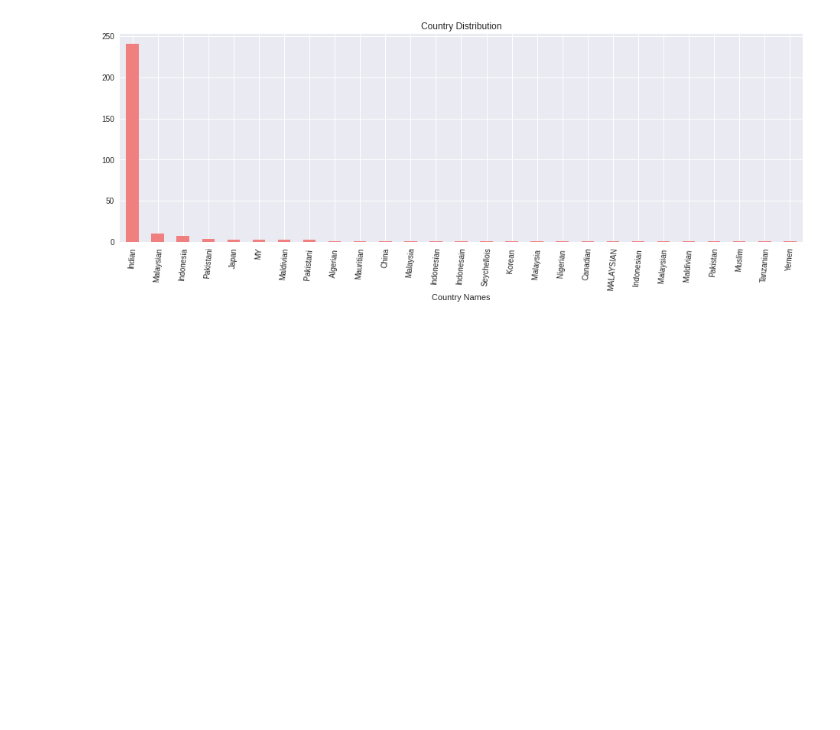
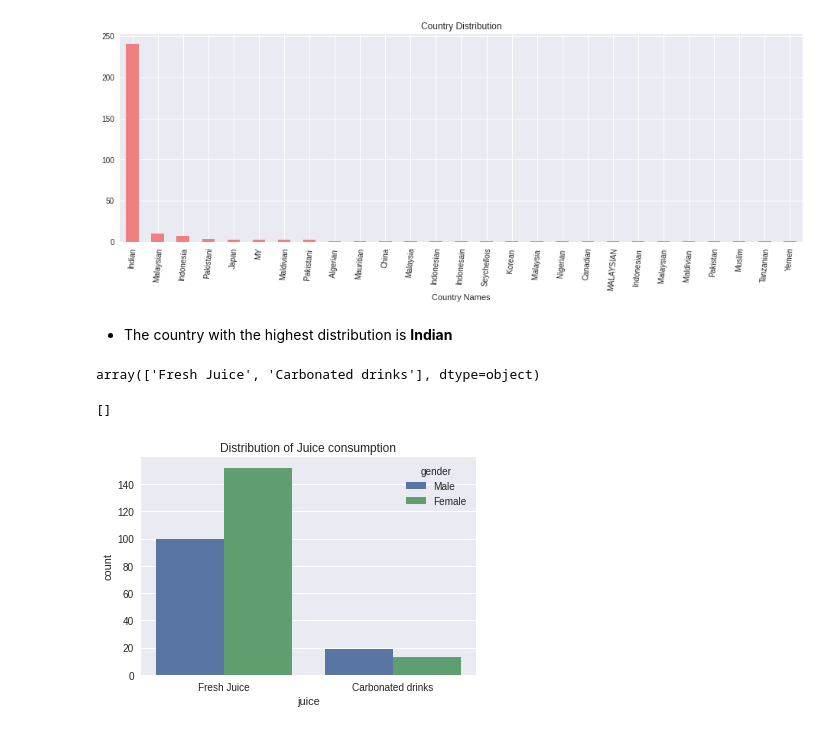
Before and after one commit to drizedunn/Food-Preference, a Jupyter notebook: food_preference.ipynb, the cells around one changed output. Saved outputs shown, nothing was run; the diff lists cells and outputs as text; code cells hidden in the pictures; blank space fills up the shorter version.

```diff
--- a/food_preference.ipynb
+++ b/food_preference.ipynb
@@ -118,3 +113,15 @@ plt.xlabel('Country Names')
 plt.show()
 # %% [output]
 [figure]
+# %% [markdown]
+- The country with the highest distribution is **Indian**
+# %%
+data['juice'].unique()
+# %% [output]
+array(['Fresh Juice', 'Carbonated drinks'], dtype=object)
+# %%
+sns.countplot(data['juice'], hue = data['gender']).set_title('Distribution of Juice consumption')
+plt.plot()
+# %% [output]
+[]
+[figure, added]
```
Also changed, not shown: parts of 8 cells of this notebook.
